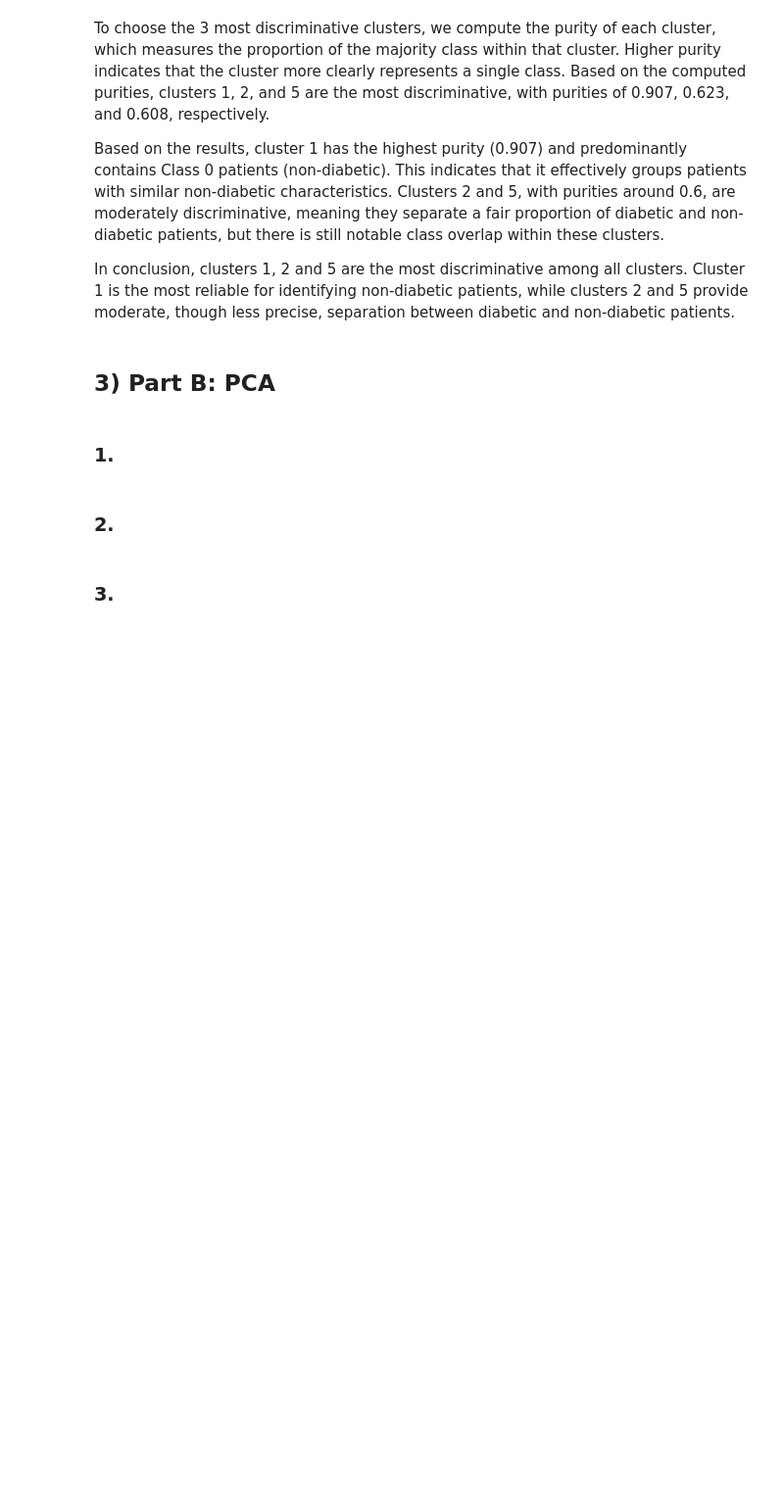
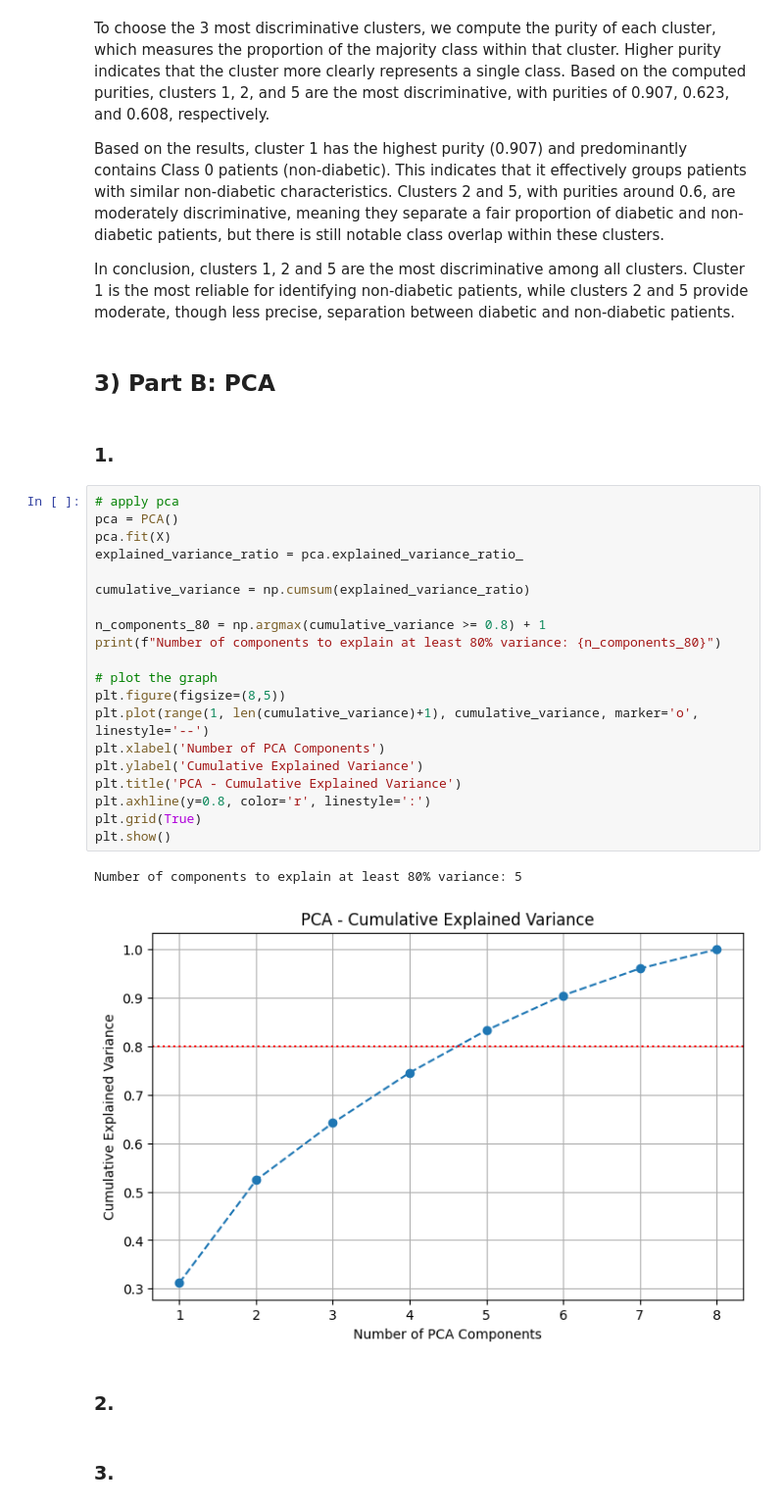
Before and after one commit to robot-mazeee/Machine-Learning-Project, a Jupyter notebook: Homework4/G001_notebook.ipynb, the cells around one changed output. Shown at 98% size. Cells and saved outputs as stored; diff of their text form; blank space fills up the shorter version.

```diff
--- a/Homework4/G001_notebook.ipynb
+++ b/Homework4/G001_notebook.ipynb
@@ -220,6 +221,29 @@ In conclusion, clusters 1, 2 and 5 are the most discriminative among all cluster
 ## 3) Part B: PCA
 # %% [markdown]
 ### 1.
+# %%
+# apply pca
+pca = PCA()
+pca.fit(X)
+explained_variance_ratio = pca.explained_variance_ratio_
+
+cumulative_variance = np.cumsum(explained_variance_ratio)
+
+n_components_80 = np.argmax(cumulative_variance >= 0.8) + 1
+print(f"Number of components to explain at least 80% variance: {n_components_80}")
+
+# plot the graph
+plt.figure(figsize=(8,5))
+plt.plot(range(1, len(cumulative_variance)+1), cumulative_variance, marker='o', linestyle='--')
+plt.xlabel('Number of PCA Components')
+plt.ylabel('Cumulative Explained Variance')
+plt.title('PCA - Cumulative Explained Variance')
+plt.axhline(y=0.8, color='r', linestyle=':')
+plt.grid(True)
+plt.show()
+# %% [output]
+Number of components to explain at least 80% variance: 5
+[figure, added]
 # %% [markdown]
 ### 2.
 # %% [markdown]
```
Also changed, not shown: parts of 1 cell of this notebook.
